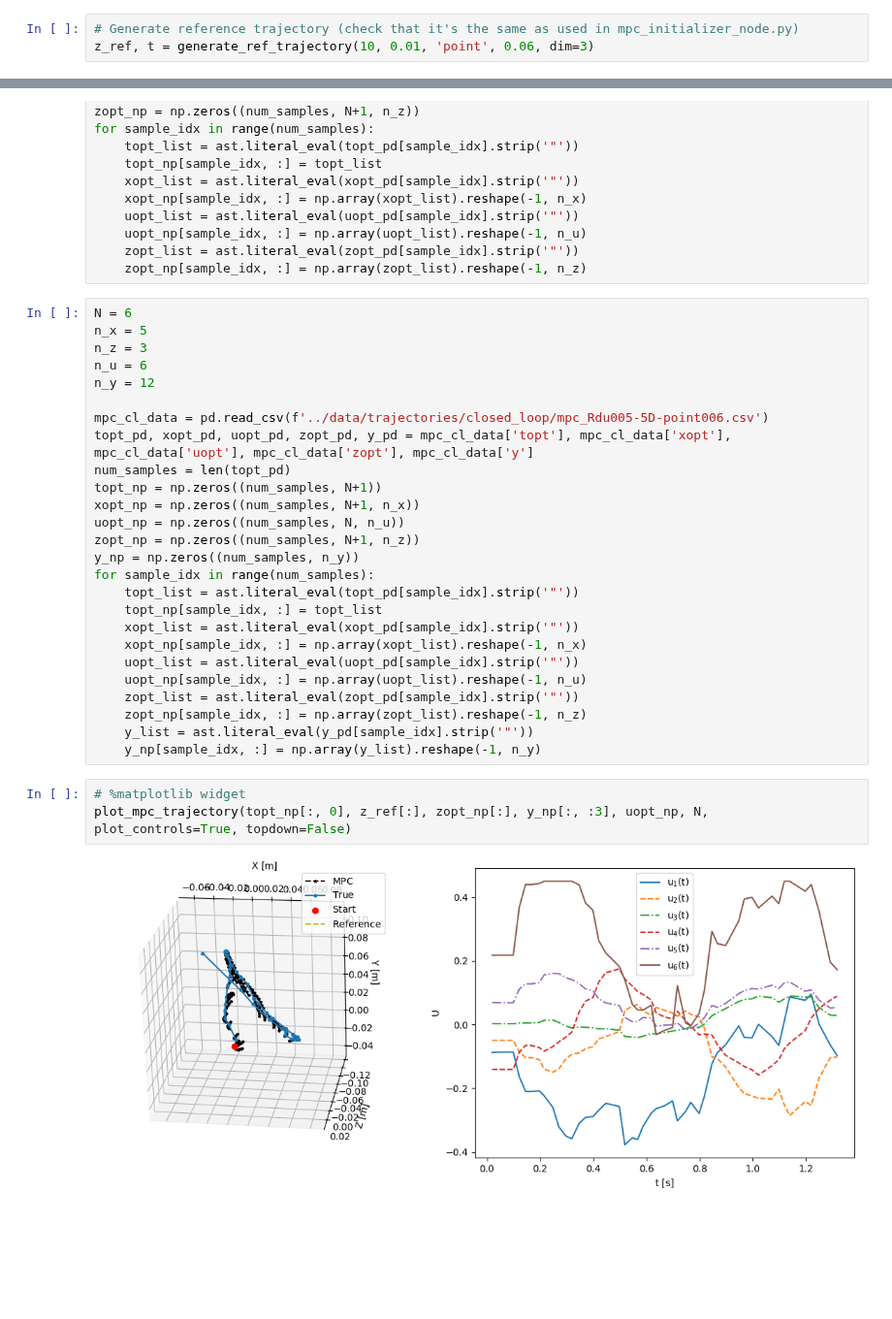
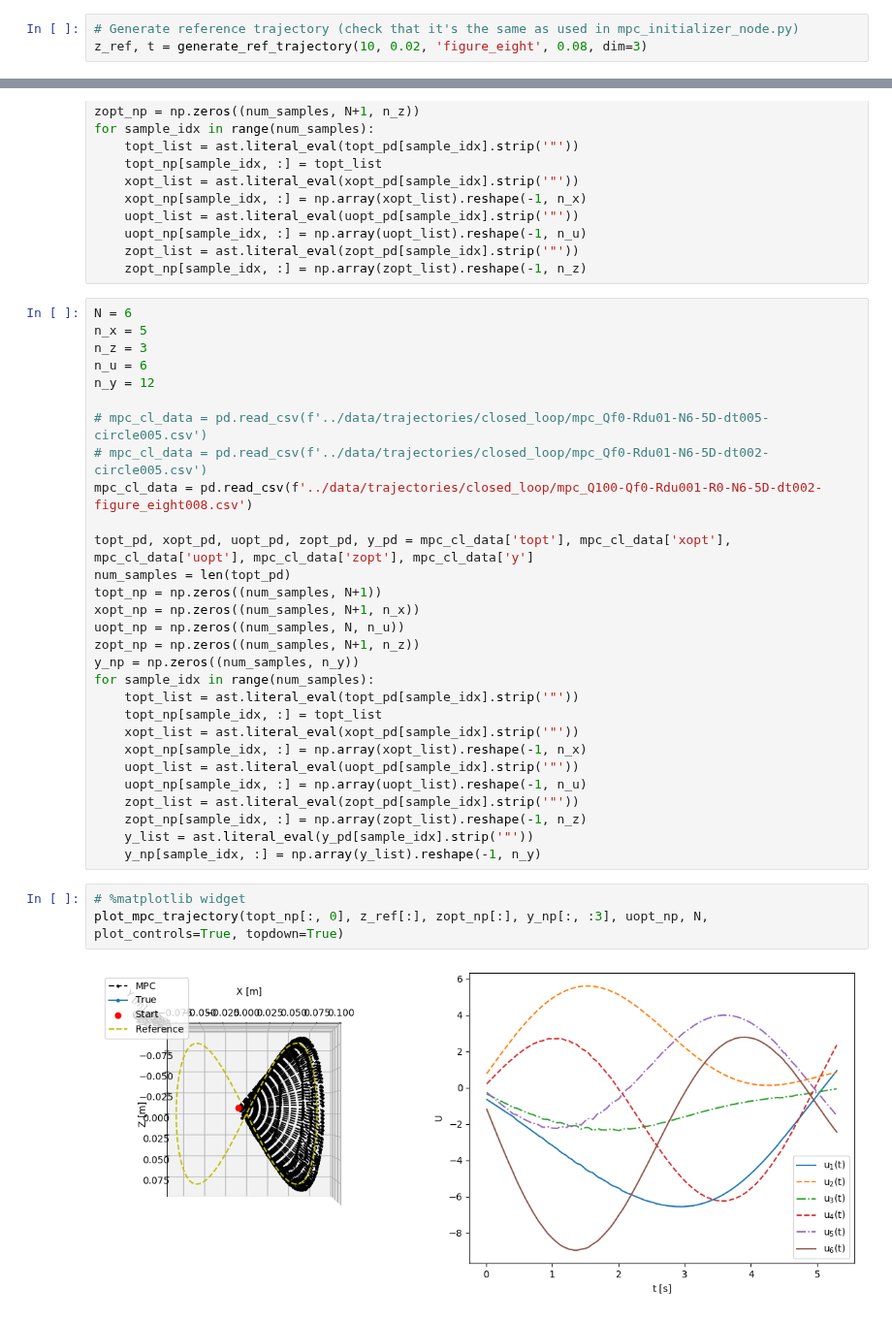
Before and after one commit to StanfordASL/trunk-stack, a Jupyter notebook: stack/main/scripts/visualize_mpc.ipynb, the cells around one changed output, grey strips where cells are left out. Shown at 97% size. Cells and saved outputs as stored; diff of their text form; blank space fills up the shorter version.

```diff
--- a/stack/main/scripts/visualize_mpc.ipynb
+++ b/stack/main/scripts/visualize_mpc.ipynb
@@ -190,7 +190,7 @@ def generate_ref_trajectory(T, dt, traj_type, size, dim=2):
     return z_ref, t
 # %%
 # Generate reference trajectory (check that it's the same as used in mpc_initializer_node.py)
-z_ref, t = generate_ref_trajectory(10, 0.01, 'point', 0.06, dim=3)
+z_ref, t = generate_ref_trajectory(10, 0.02, 'figure_eight', 0.08, dim=3)
 # %%
 N = 6
 n_x = 5
@@ -220,7 +220,10 @@ n_z = 3
 n_u = 6
 n_y = 12
 
-mpc_cl_data = pd.read_csv(f'../data/trajectories/closed_loop/mpc_Rdu005-5D-point006.csv')
+# mpc_cl_data = pd.read_csv(f'../data/trajectories/closed_loop/mpc_Qf0-Rdu01-N6-5D-dt005-circle005.csv')
+# mpc_cl_data = pd.read_csv(f'../data/trajectories/closed_loop/mpc_Qf0-Rdu01-N6-5D-dt002-circle005.csv')
+mpc_cl_data = pd.read_csv(f'../data/trajectories/closed_loop/mpc_Q100-Qf0-Rdu001-R0-N6-5D-dt002-figure_eight008.csv')
+
 topt_pd, xopt_pd, uopt_pd, zopt_pd, y_pd = mpc_cl_data['topt'], mpc_cl_data['xopt'], mpc_cl_data['uopt'], mpc_cl_data['zopt'], mpc_cl_data['y']
 num_samples = len(topt_pd)
 topt_np = np.zeros((num_samples, N+1))
@@ -241,9 +244,9 @@ for sample_idx in range(num_samples):
     y_np[sample_idx, :] = np.array(y_list).reshape(-1, n_y)
 # %%
 # %matplotlib widget
-plot_mpc_trajectory(topt_np[:, 0], z_ref[:], zopt_np[:], y_np[:, :3], uopt_np, N, plot_controls=True, topdown=False)
+plot_mpc_trajectory(topt_np[:, 0], z_ref[:], zopt_np[:], y_np[:, :3], uopt_np, N, plot_controls=True, topdown=True)
 # %% [output]
-[figure, old version]
+[figure, new version]
 # %%
 # 2D version
 fig = plt.figure()
```
Also changed, not shown: parts of 1 cell of this notebook, 26 other files.
